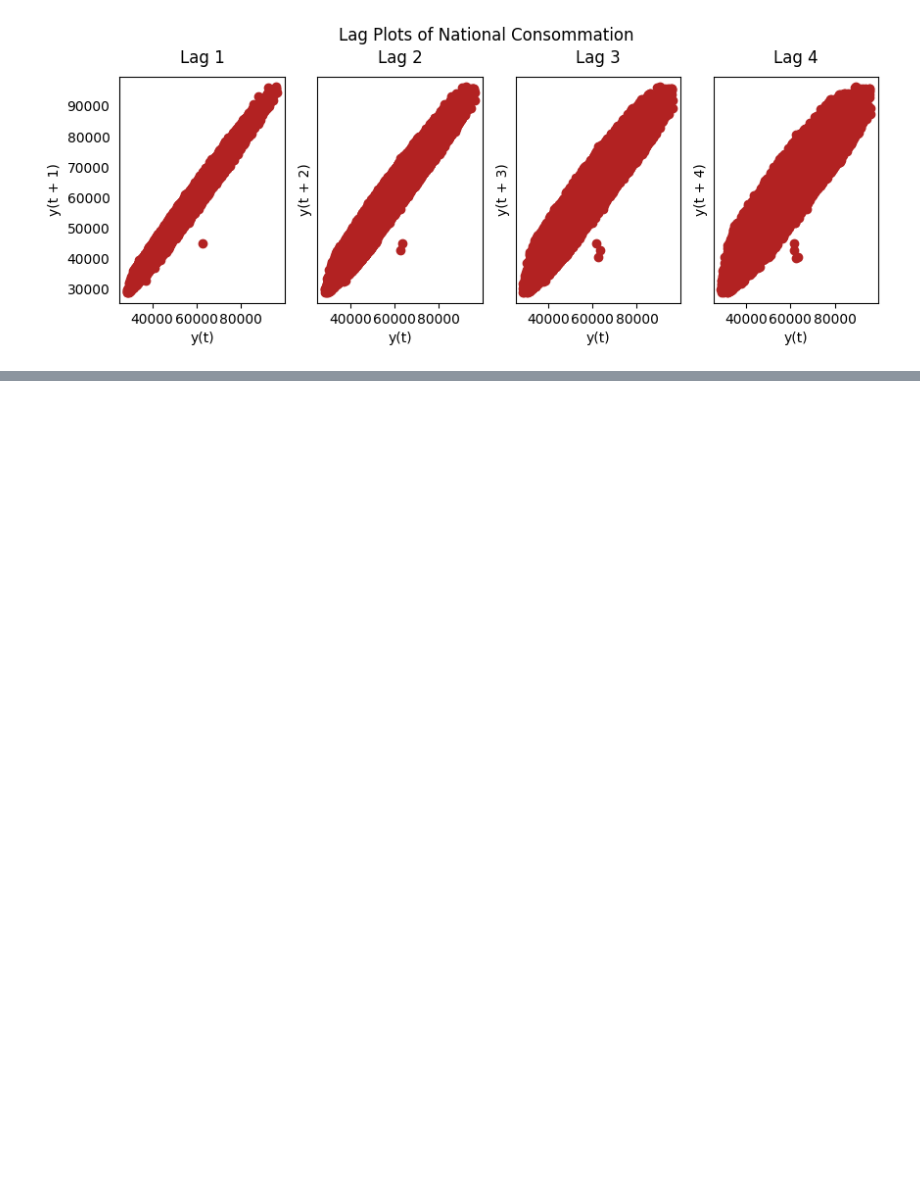
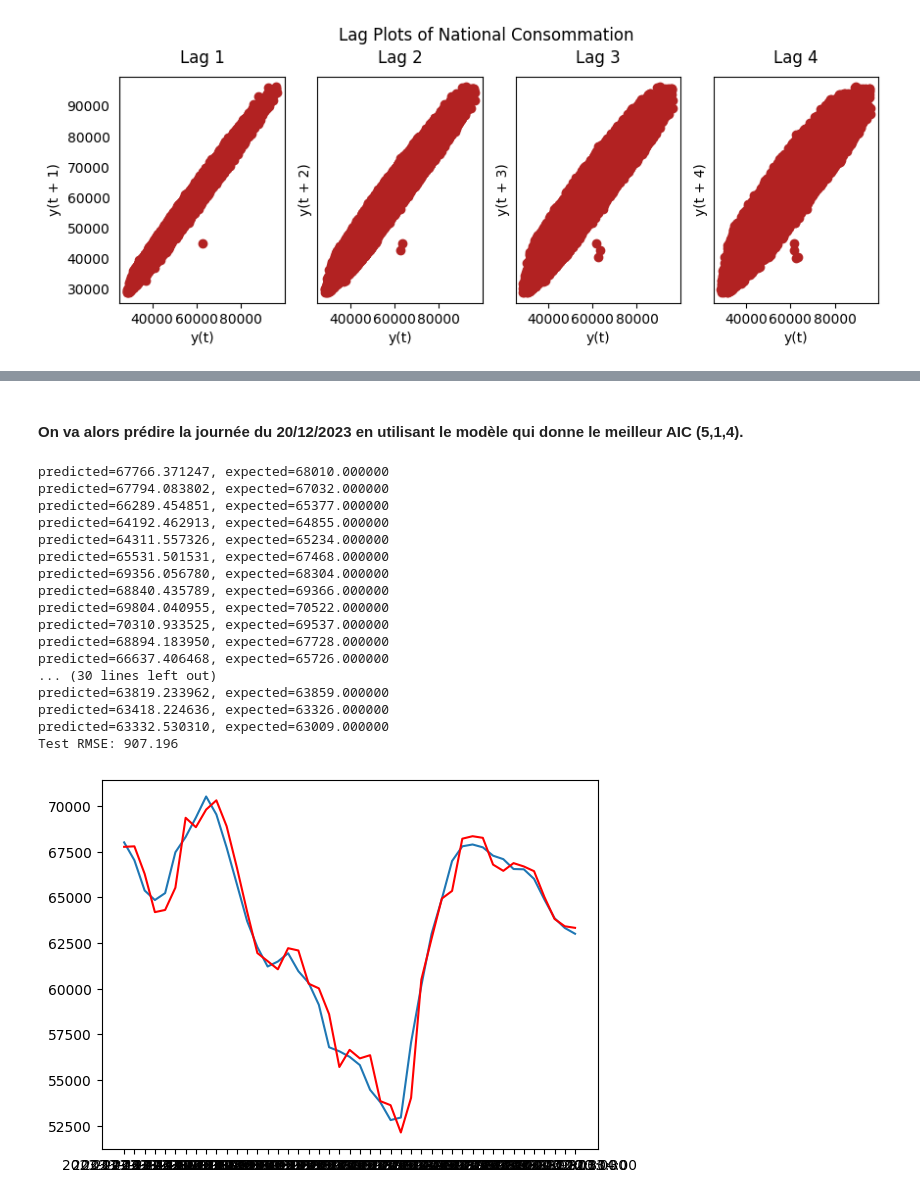
Before and after one commit to FeckNeck/temporal-data-analysis, a Jupyter notebook: index.ipynb, the cells around one changed output, grey strips where cells are left out. Saved outputs shown, nothing was run; the diff lists cells and outputs as text; code cells hidden in the pictures; blank space fills up the shorter version.

Commit message:
feat: all regions models

```diff
--- a/index.ipynb
+++ b/index.ipynb
@@ -630,5 +655,5 @@ model_PACA
 # %%
-#delete 2013, 2014, 2015 and 2016 and train test split of conso_national
-model_national = model_national[model_national.index >= "2017-01-01"]
-train = model_national[model_national.index < "2023-12-20"]
-test = model_national[model_national.index >= "2023-12-20"]
+#En test, on met la dernière journée de consommation car c'est ce que l'on doit chercher à prédire pour le projet
+model_national = model_national[model_national.index >= "2019-01-01"]
+train = model_national[model_national.index < "2023-12-19 14:00"]
+test = model_national[model_national.index >= "2023-12-19 14:00"]
@@ -894,0 +802,15 @@ pyplot.show()
+# %%
+# fit model
+model = ARIMA(train["Consommation"], order=(5,1,4))
+model_fit = model.fit()
+# summary of fit model
+print(model_fit.summary())
+# line plot of residuals
+residuals = pd.DataFrame(model_fit.resid)
+residuals.plot()
+pyplot.show()
+# density plot of residuals
+residuals.plot(kind='kde')
+pyplot.show()
+# summary stats of residuals
+print(residuals.describe())
@@ -894,0 +846,43 @@ pyplot.show()
+# %% [markdown]
+#### On va alors prédire la journée du 20/12/2023 en utilisant le modèle qui donne le meilleur AIC (5,1,4).
+# %%
+#Prediction avec le modèle ARIMA choisi par auto_arima
+history = train["Consommation"].tolist()
+test = test["Consommation"]
+predictions = list()
+# walk-forward validation
+for t in range(len(test)):
+ model = ARIMA(history, order=(5,1,4))
+ model_fit = model.fit()
+ output = model_fit.forecast()
+ yhat = output
+ predictions.append(yhat)
+ obs = test[t]
+ history.append(obs)
+ print('predicted=%f, expected=%f' % (yhat, obs))
+# evaluate forecasts
+rmse = sqrt(mean_squared_error(test, predictions))
+print('Test RMSE: %.3f' % rmse)
+# plot forecasts against actual outcomes
+pyplot.plot(test)
+pyplot.plot(predictions, color='red')
+pyplot.show()
+# %% [output]
+predicted=67766.371247, expected=68010.000000
+predicted=67794.083802, expected=67032.000000
+predicted=66289.454851, expected=65377.000000
+predicted=64192.462913, expected=64855.000000
+predicted=64311.557326, expected=65234.000000
+predicted=65531.501531, expected=67468.000000
+predicted=69356.056780, expected=68304.000000
+predicted=68840.435789, expected=69366.000000
+predicted=69804.040955, expected=70522.000000
+predicted=70310.933525, expected=69537.000000
+predicted=68894.183950, expected=67728.000000
+predicted=66637.406468, expected=65726.000000
+... (30 lines left out)
+predicted=63819.233962, expected=63859.000000
+predicted=63418.224636, expected=63326.000000
+predicted=63332.530310, expected=63009.000000
+Test RMSE: 907.196
+[figure, added]
```
Also changed, not shown: parts of 95 cells of this notebook.
